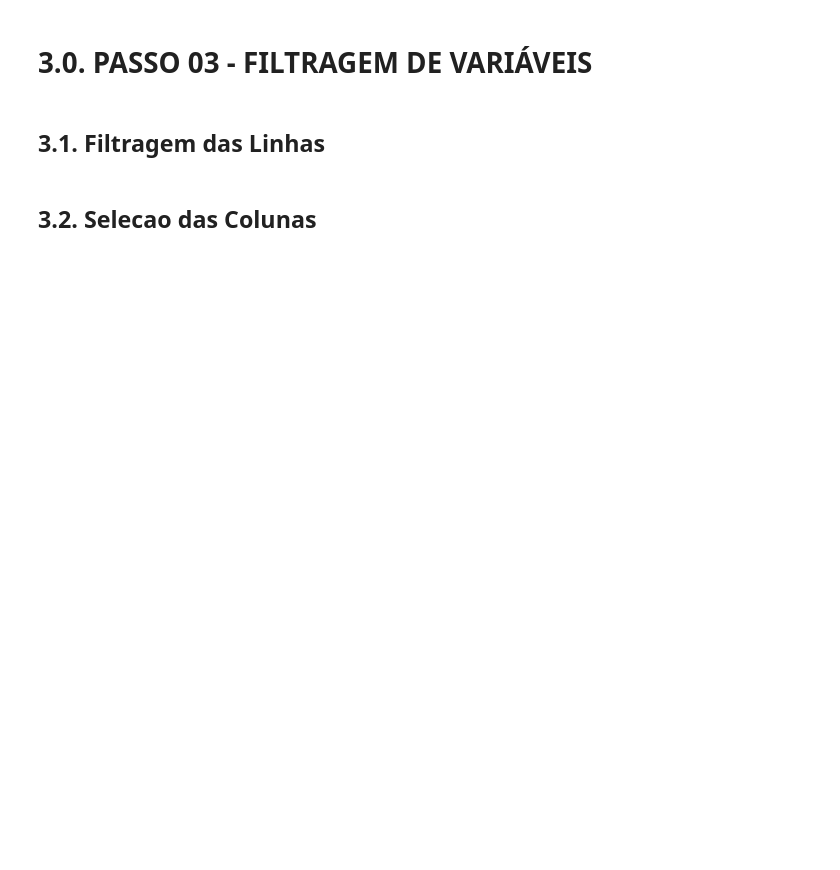
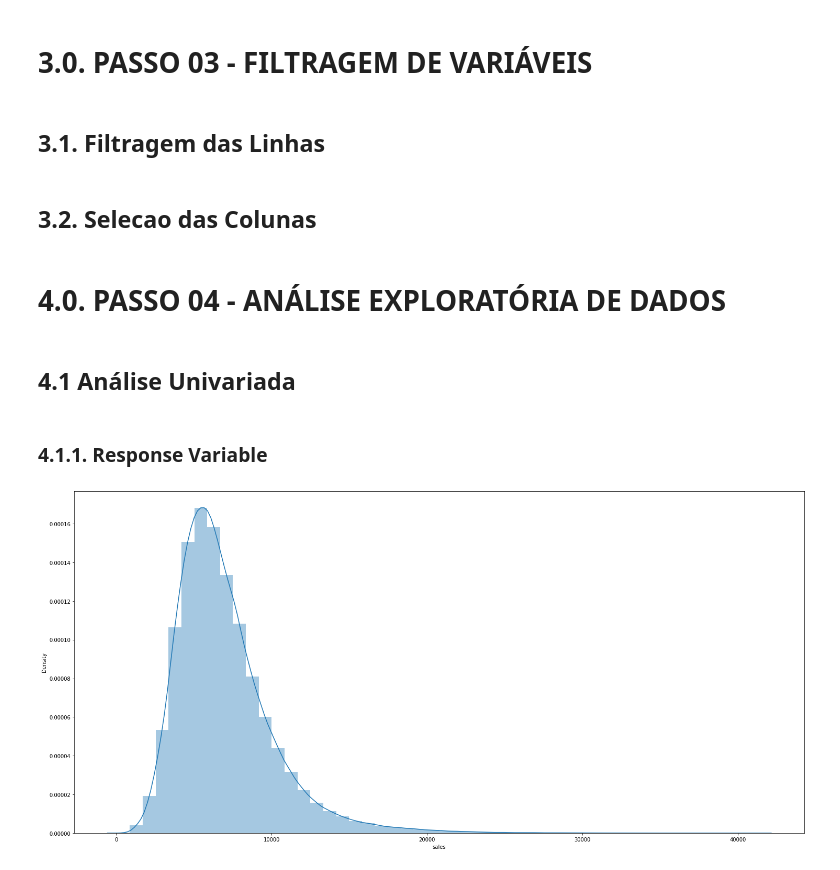
Before and after one commit to math-prog/Rossmann_Store_Sales, a Jupyter notebook: notebooks/m04_v01_store_sales_prediction.ipynb, the cells around one changed output. Cells and saved outputs as stored; diff of their text form; code cells hidden in the pictures; blank space fills up the shorter version.

```diff
--- a/notebooks/m04_v01_store_sales_prediction.ipynb
+++ b/notebooks/m04_v01_store_sales_prediction.ipynb
@@ -31,8 +31,8 @@ def jupyter_settings():
 # %% [markdown]
 ## 0.2 Loading Data
 # %%
-df_sales_raw = pd.read_csv('data/train.csv', low_memory = False)
-df_store_raw = pd.read_csv('data/store.csv', low_memory = False)
+df_sales_raw = pd.read_csv('/data/train.csv', low_memory = False)
+df_store_raw = pd.read_csv('/data/store.csv', low_memory = False)
 
 #merge
 df_raw = pd.merge(df_sales_raw, df_store_raw, how = 'left', on = 'Store')
@@ -476,3 +438,17 @@ df3 = df3[(df3['open'] != 0) & (df3['sales'] > 0)]
 # %%
 cols_drop = ['customers', 'open', 'promo_interval', 'month_map']
 df3 = df3.drop( cols_drop, axis=1 )
+# %% [markdown]
+# 4.0. PASSO 04 - ANÁLISE EXPLORATÓRIA DE DADOS
+# %%
+df4 = df3.copy()
+# %% [markdown]
+## 4.1 Análise Univariada
+# %% [markdown]
+### 4.1.1. Response Variable
+# %%
+plt.figure(figsize = (25,12))
+sns.distplot(df4['sales'])
+plt.show()
+# %% [output]
+[figure, added]
```
Also changed, not shown: parts of 18 cells of this notebook.
